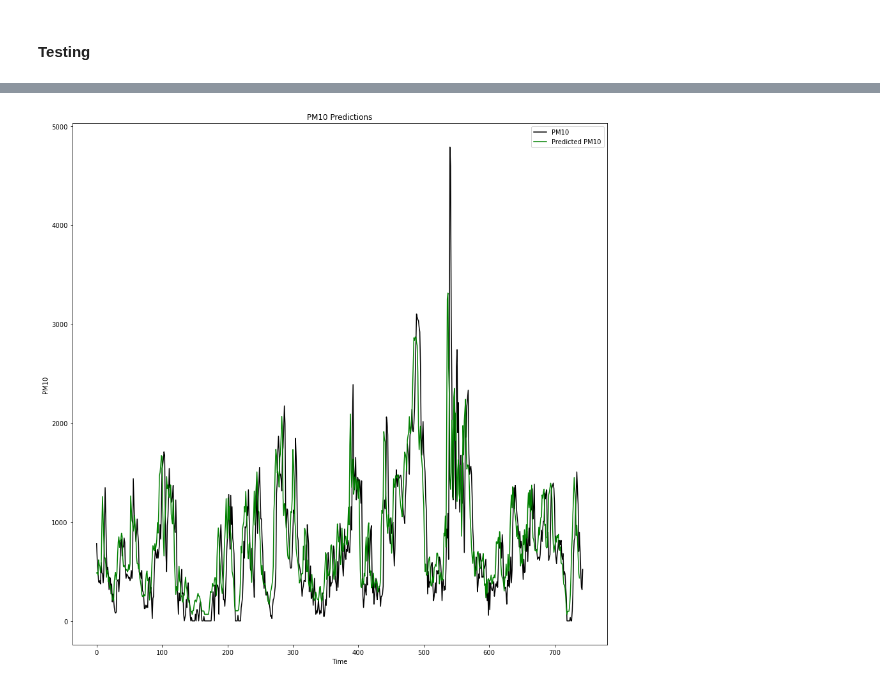
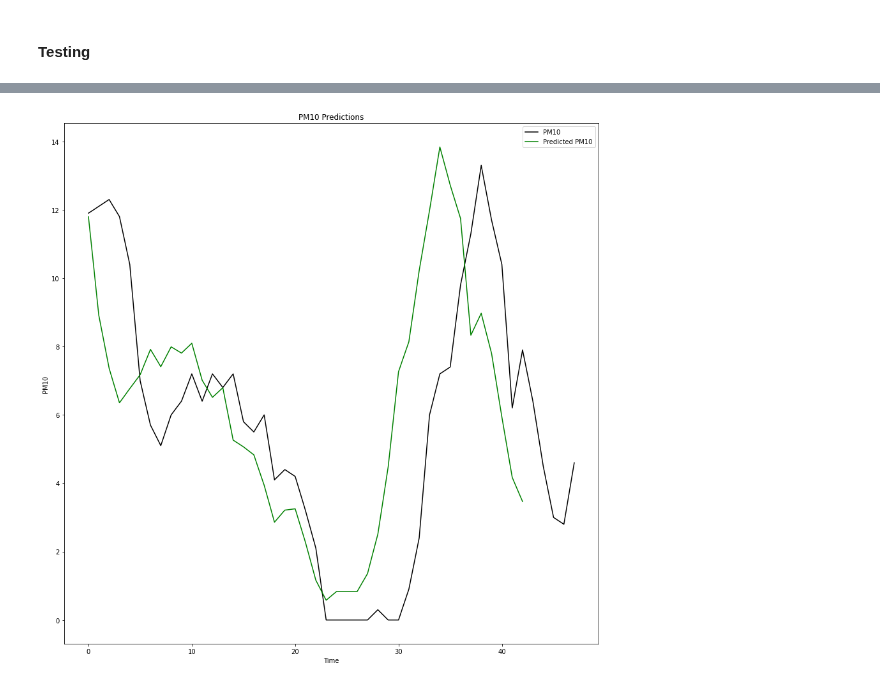
Before and after one commit to jadali17/Air-Quality-Prediction, a Jupyter notebook: lstm-model.ipynb, the cells around one changed output, grey strips where cells are left out. Drawn from its saved outputs; the diff is of its cells as text; code cells hidden in the pictures.

Commit message:
Modified lstm WIP check test data to predict

```diff
--- a/lstm-model.ipynb
+++ b/lstm-model.ipynb
@@ -164,7 +164,7 @@ print(rmse)
 ### UNIVARIATE MODEL
 # %%
 temp_train=one_feature[(one_feature['Start']<= "2018-12-31 23:00:00")]
-temp_test=one_feature[(one_feature['Start']>= "2019-12-01 00:00:00")]
+temp_test=one_feature[(one_feature['Start']>= "2019-12-30 00:00:00")]
 temp_train=temp_train.drop('NO2',axis=1)
 temp_test=temp_test.drop('NO2',axis=1)
 # %% [markdown]
@@ -176,13 +176,14 @@ temp=temp.fillna(0)
 temp=temp.drop('Start', axis = 1)
 temp_X_train = temp
 temp_X_train = temp_X_train.values
+temp_X_train = temp_X_train.reshape(len(temp_X_train))
 # temp_y_train = temp[['PM10']].copy()
 # temp_y_train = temp_y_train.values
 # temp_y_train = temp_y_train.reshape(-1)
 # temp_y_train = np.insert(temp_y_train, 0, 0)
 # temp_y_train = np.delete(temp_y_train, -1)
 n_input = 5 #how many samples/rows/timesteps to look in the past in order to forecast the next sample
-n_features= temp_X_train.shape[1] # how many predictors/Xs/features we have to predict y
+n_features= 1 # how many predictors/Xs/features we have to predict y
 b_size = 32 # Number of timeseries samples in each batch
 generator_train = TimeseriesGenerator(temp_X_train, temp_X_train, length=n_input, batch_size=b_size)
 
@@ -199,14 +200,14 @@ temp=temp.drop('Start', axis = 1)
 temp_X_test = temp
 temp_X_test = temp_X_test.values
 temp_X_test = temp_X_test.reshape(len(temp_X_test))
-temp_y_test = temp[['PM10']].copy().values
-temp_y_test=temp_y_test.reshape(len(temp_y_test))
+# temp_y_test = temp[['PM10']].copy().values
+# temp_y_test=temp_y_test.reshape(len(temp_y_test))
 # temp_y_test = temp_y_test.values
 # temp_y_test = temp_y_test.reshape(-1)
 # temp_y_test = np.insert(temp_y_test, 0, 0)
 # temp_y_test = np.delete(temp_y_test, -1)
 n_input = 5 #how many samples/rows/timesteps to look in the past in order to forecast the next sample
-n_features= temp_X_train.shape[1] # how many predictors/Xs/features we have to predict y
+# n_features= temp_X_train.shape[1] # how many predictors/Xs/features we have to predict y
 b_size = 32 # Number of timeseries samples in each batch
 generator_test = TimeseriesGenerator(temp_X_test, temp_X_test, length=n_input, batch_size=b_size)
 
@@ -255,14 +256,14 @@ Epoch 5/5
 <tensorflow.python.keras.callbacks.History at 0x...>
 # %%
+import numpy.ma as ma
 predicted = model.predict(generator_test)
-target_points = temp_y_test.targets[1:plot_points+1]
 fig = plt.figure(figsize=(15,15))
 plt.plot(temp_y_test, color = 'black', label = 'PM10')
 plt.plot(predicted, color = 'green', label = 'Predicted PM10')
 plt.title('PM10 Predictions')
 plt.xlabel('Time')
 plt.ylabel('PM10')
 plt.legend()
 plt.show()
 # %% [output]
-[figure, old version]
+[figure, new version]
```
Also changed, not shown: parts of 11 cells of this notebook, 1 other file.
